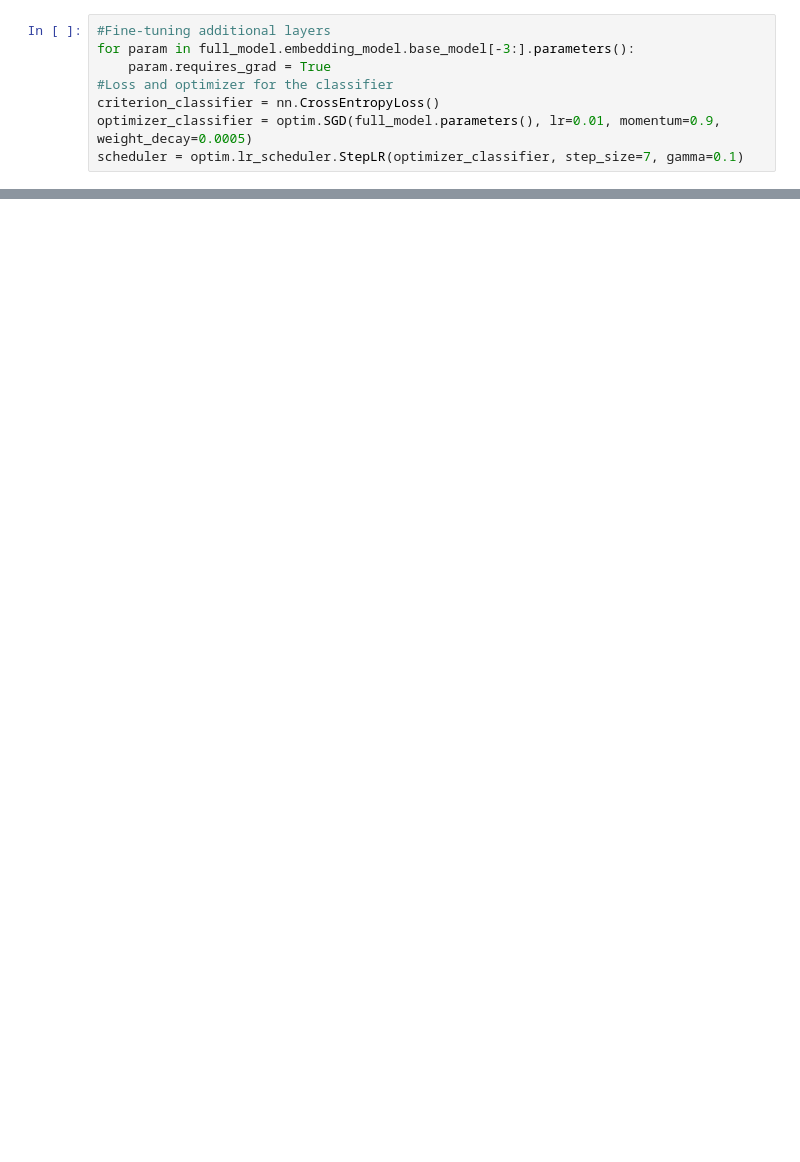
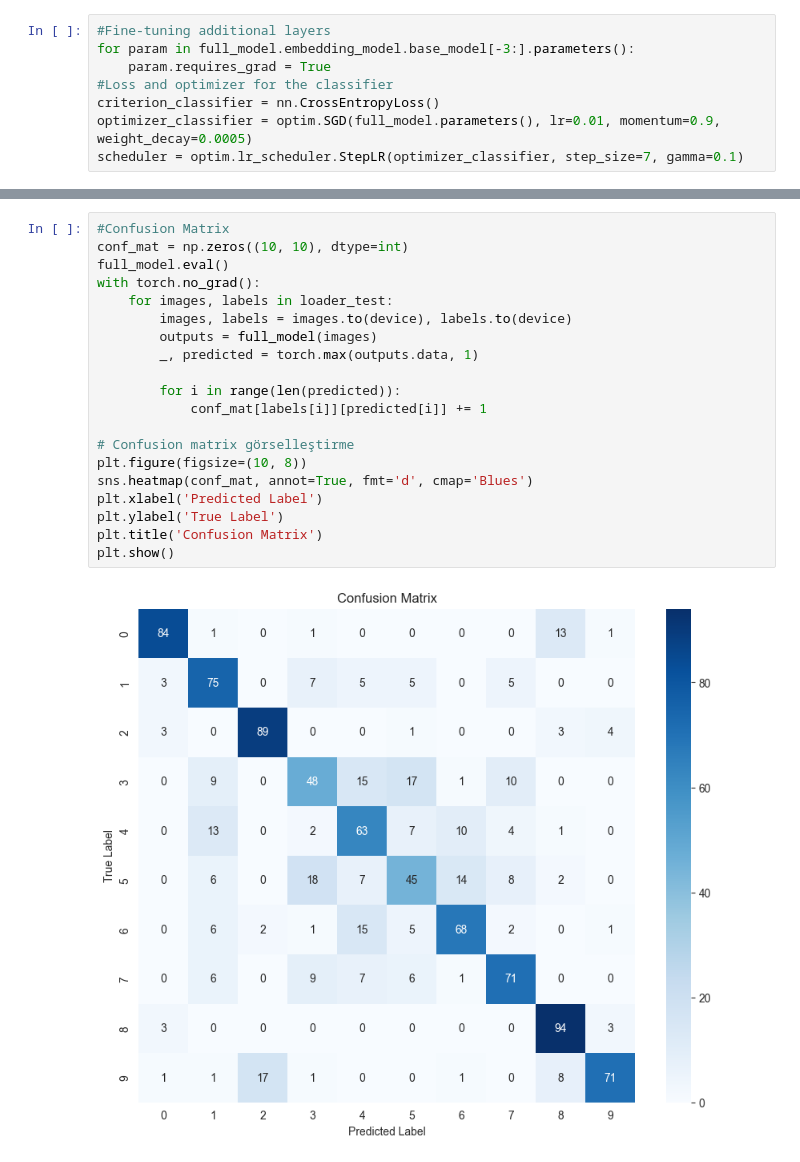
Before and after one commit to omerzzeybek9/Image-Recognition-Project, a Jupyter notebook: Learning.ipynb, the cells around one changed output, grey strips where cells are left out. Drawn from its saved outputs; the diff is of its cells as text; blank space fills up the shorter version.

```diff
--- a/Learning.ipynb
+++ b/Learning.ipynb
@@ -301,0 +299,22 @@ plt.show()
+# %%
+#Confusion Matrix
+conf_mat = np.zeros((10, 10), dtype=int)
+full_model.eval()
+with torch.no_grad():
+    for images, labels in loader_test:
+        images, labels = images.to(device), labels.to(device)
+        outputs = full_model(images)
+        _, predicted = torch.max(outputs.data, 1)
+
+        for i in range(len(predicted)):
+            conf_mat[labels[i]][predicted[i]] += 1
+
+# Confusion matrix görselleştirme
+plt.figure(figsize=(10, 8))
+sns.heatmap(conf_mat, annot=True, fmt='d', cmap='Blues')
+plt.xlabel('Predicted Label')
+plt.ylabel('True Label')
+plt.title('Confusion Matrix')
+plt.show()
+# %% [output]
+[figure, added]
```
Also changed, not shown: parts of 15 cells of this notebook, 2 other files.
